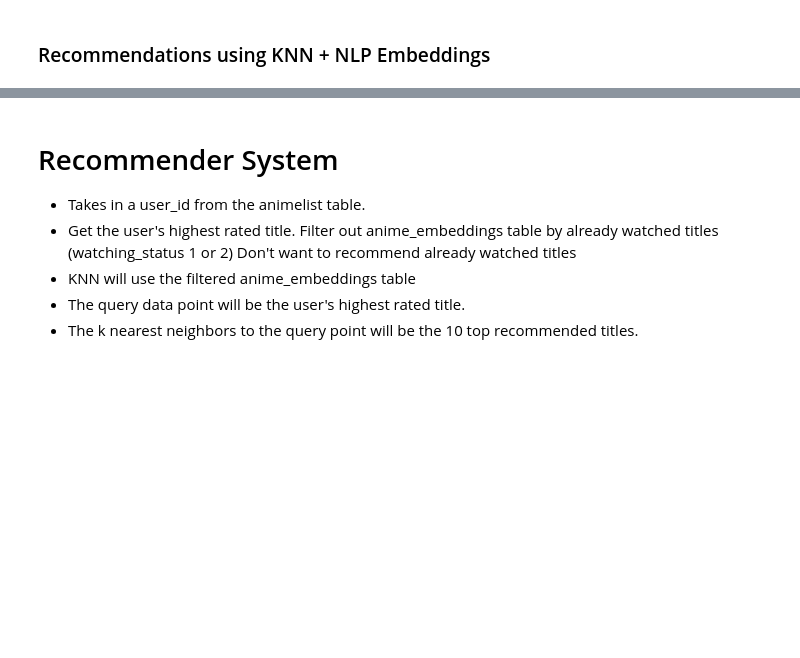
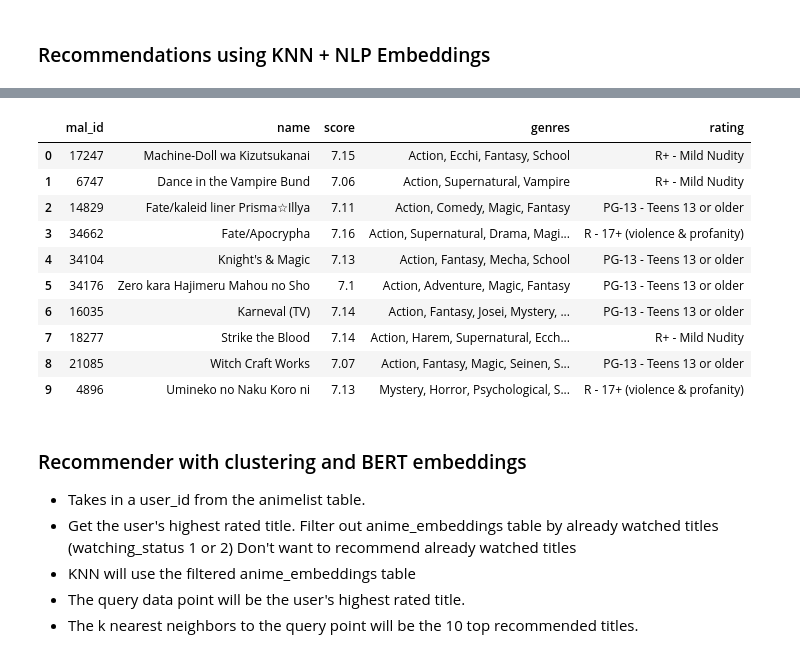
Before and after one commit to zeegeeko/ADS508-Recommender-System, a Jupyter notebook: Team3_Modeling.ipynb, the cells around one changed output, grey strips where cells are left out. Cells and saved outputs as stored; diff of their text form; code cells hidden in the pictures; blank space fills up the shorter version.

```diff
--- a/Team3_Modeling.ipynb
+++ b/Team3_Modeling.ipynb
@@ -508,5 +543,53 @@ anime_embeddings.reset_index()
+# %%
+# This version is the simple recommender system without BERT embeddings
+def simple_recommendations(user_id, k=10):
+    """
+    user_id: The user_id in the anime_list table
+    k: The top k recommendations
+
+    Returns: Dataframe of top k titles
+    """
+
+    # Filter by user_id and remove titles from anime_embeddings if title watching status is 1 or 2
+    user = training_w_clusters[training_w_clusters['user_id'] == user_id].sort_values(['user_rating'], ascending=False)
+    # anime_id of highest rated
+    highest_rated = user['anime_id'].values.tolist()[0]
+    # list of already watched titles
+    already_watched = user[user['watching_status'].isin([1, 2])]['anime_id'].values.tolist()
+
+    # Filtered anime table
+    anime_filtered = anime_clusters[~anime_clusters.index.isin(already_watched)]
+    # Query point
+    query = anime_clusters[anime_clusters.index == highest_rated]
+
+    # KNN model on filtered anime table
+    knn = NearestNeighbors(metric="cosine")
+    knn.fit(anime_filtered)
+
+    distances, titles = knn.kneighbors(query.values.reshape(1, -1), n_neighbors=k)
+    row_list = list(titles[0])
+    # Convert row list to anime ids
+    anime_ids = anime_filtered.iloc[row_list, :].index.tolist()
+
+    return pd.merge(anime_filtered.iloc[row_list, [1]], anime, left_index=True, right_on='mal_id')[['mal_id', 'name',
+                                                                                                    'score', 'genres', 'rating']].reset_index(drop=True)
+# %%
+# Test using user_id = 353398
+simple_recommendations(353398, 10)
+# %% [output]
+|  | mal_id | name | score | genres | rating |
+| 0 | 17247 | Machine-Doll wa Kizutsukanai | 7.15 | Action, Ecchi, Fantasy, School | R+ - Mild Nudity |
+| 1 | 6747 | Dance in the Vampire Bund | 7.06 | Action, Supernatural, Vampire | R+ - Mild Nudity |
+| 2 | 14829 | Fate/kaleid liner Prisma☆Illya | 7.11 | Action, Comedy, Magic, Fantasy | PG-13 - Teens 13 or older |
+| 3 | 34662 | Fate/Apocrypha | 7.16 | Action, Supernatural, Drama, Magi... | R - 17+ (violence & profanity) |
+| 4 | 34104 | Knight's & Magic | 7.13 | Action, Fantasy, Mecha, School | PG-13 - Teens 13 or older |
+| 5 | 34176 | Zero kara Hajimeru Mahou no Sho | 7.1 | Action, Adventure, Magic, Fantasy | PG-13 - Teens 13 or older |
+| 6 | 16035 | Karneval (TV) | 7.14 | Action, Fantasy, Josei, Mystery, ... | PG-13 - Teens 13 or older |
+| 7 | 18277 | Strike the Blood | 7.14 | Action, Harem, Supernatural, Ecch... | R+ - Mild Nudity |
+| 8 | 21085 | Witch Craft Works | 7.07 | Action, Fantasy, Magic, Seinen, S... | PG-13 - Teens 13 or older |
+| 9 | 4896 | Umineko no Naku Koro ni | 7.13 | Mystery, Horror, Psychological, S... | R - 17+ (violence & profanity) |
 # %% [markdown]
-# Recommender System
+### Recommender with clustering and BERT embeddings
 
  * Takes in a user_id from the animelist table.
  * Get the user's highest rated title. Filter out anime_embeddings table by already watched titles (watching_status 1 or 2) Don't want to recommend already watched titles
```
Also changed, not shown: parts of 30 cells of this notebook.
